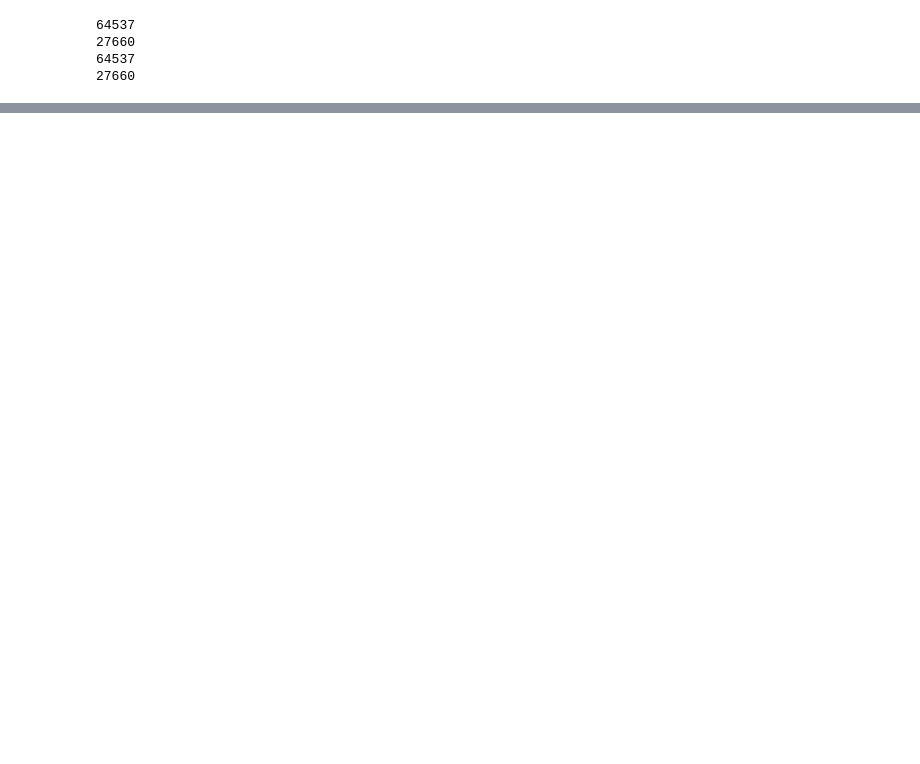
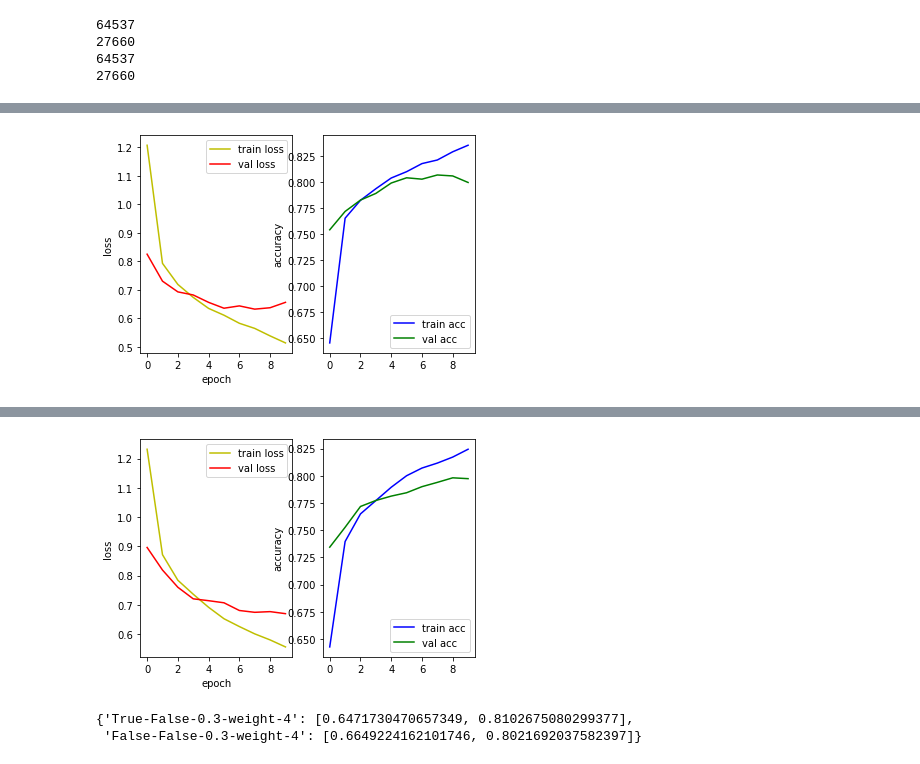
Before and after one commit to boykis82/TCL2021_telco_embedding, a Jupyter notebook: make_w2v.ipynb, the cells around one changed output, grey strips where cells are left out. Drawn from its saved outputs; the diff is of its cells as text; code cells hidden in the pictures; blank space fills up the shorter version.

Commit message:
base model

```diff
--- a/make_w2v.ipynb
+++ b/make_w2v.ipynb
@@ -161,7 +212,7 @@ from tensorflow.keras.models import Sequential, Model
 from tensorflow.keras.layers import Layer, Dense, Embedding, Activation, LSTM, Bidirectional, GRU, Softmax, Dropout
 from keras.preprocessing.sequence import pad_sequences
 # %%
-input_file_name = 'd:/data/SOR/sor_dataset.xlsx'
+input_file_name = 'D:/ml/TCL2021_telco_embedding/dataset/sor_dataset.xlsx'
 try:
     df = pd.read_excel(input_file_name, sheet_name=0, engine='openpyxl')
 except FileNotFoundError:
@@ -255,6 +344,9 @@ print(sequence)
 # 문장 전처리
 preprocessed_X = []
 print(f'{len(X)} 개의 데이터 존재 확인!')
+MAX_SENTENCE_LEN = 200
+ignore_words = ['변경','요청']
+
 for i, text in enumerate(X):
     try:
         # 클렌징
@@ -265,16 +357,19 @@ for i, text in enumerate(X):
 
     # 문장으로 분리하여 배열로 리턴
     sentences = tl.segment_sentences(cleansed_text)
-    # 문장 배열을 입릭으로 받아 다시 하나의 문자열로 변환하여 X에 저장
-    tokenized_sentence = tl.get_corpora(sentences)
+    # 문장 배열을 입릭으로 받아 형태소로 쪼갠 뒤, 다시 하나의 문자열로 변환하여 저장
+    corpora = ' '.join(tl.get_corpora(sentences, ignore_words)).split(' ')
+    # 단어들을 id로 변환
     sequence = [w2v_output['word2index'][t] if t in w2v_output['word2index']
                                             else w2v_output['word2index'][ UNK_TOKEN ]
-                                            for t in tokenized_sentence]
+                                            for t in corpora]
     preprocessed_X.append(sequence)
 
     if i % 5000 == 0 and i > 0:
         print(f'      {i} 번째 데이터 처리 완료!')
 
-preprocessed_X = pad_sequences( preprocessed_X, maxlen=50, padding='post', value=w2v_output['word2index'][PAD_TOKEN] )
+print('WORD 2 ID 완료!')
+preprocessed_X = pad_sequences( preprocessed_X, maxlen=MAX_SENTENCE_LEN, padding='post', value=w2v_output['word2index'][PAD_TOKEN] )
+print('PADING 완료!')
 # %% [output]
 92197 개의 데이터 존재 확인!
@@ -329,7 +453,7 @@ class MoviePosNegClassifier(Model):
             input_dim=vocab_size,
             output_dim=embedding_dim,
             weights=[embedding_weights])
-        self.lstm = Bidirectional( LSTM(self.dec_units, return_sequences=True) )
+        self.lstm = Bidirectional( LSTM(self.dec_units, return_sequences=apply_attention) )
         self.fc1 = Dense(128, activation='relu')
         self.fc2 = Dense(classes, activation='softmax')
         self.do1 = Dropout(dropout)
@@ -382,26 +506,42 @@ def train_and_evaluate(vocab_size, embedding_dim, dec_units, epochs, batch_size,
 
     plot_hist(history)
 
-    return f'{apply_attention}-{train_embedding_layer}-{dropout}', history, test_score
+    return history, test_score
 # %%
 hyper_params = {
     'apply_attention': [True, False],
-    'train_embedding_layer': [True, False],
+    'train_embedding_layer': [False],
     'dropout': [0.3],
-    'weights': [w2v_output['weight'], w2v_output['norm_weight']]
+    'weights': ['weight']#, 'norm_weight']
 }
 
 histories = dict()
 test_scores = dict()
 
+DEC_UNITS = 128
+EPOCHS=10
+BATCH_SIZE = 64
+
 for a in hyper_params['apply_attention']:
     for ef in hyper_params['train_embedding_layer']:
         for do in hyper_params['dropout']:
-            for i, w in enumerate(hyper_params['weights']):
-                model_name, history, test_score = \
-                    train_and_evaluate(vocab_size, embedding_dim, 128, 10, 128, w, a, ef, do, len(label_encoder.classes_))
-                model_name = f'{model_name}-{i}'
-                histories[model_name] = history
-                test_scores[model_name] = test_score
+            for w in hyper_params['weights']:
+                for i in range(4,5):
+                    w2v_output = load_w2v_model(w2v_model_file_name + str(i))
+                    vocab_size, embedding_dim = w2v_output['weight'].shape
+                    history, test_score = \
+                        train_and_evaluate(vocab_size,
+                                           embedding_dim,
+                                           DEC_UNITS,
+                                           EPOCHS,
+                                           BATCH_SIZE,
+                                           w2v_output[w],
+                                           a,
+                                           ef,
+                                           do,
+                                           len(label_encoder.classes_))
+                    model_name = f'{a}-{ef}-{do}-{w}-{i}'
+                    histories[model_name] = history
+                    test_scores[model_name] = test_score
 # %% [output]
 Epoch 1/10
@@ -407,0 +564 @@ Epoch 1/10
+[figure, added]
@@ -411,0 +582,6 @@ Errors may have originated from an input operation.
+[figure, added]
+# %%
+test_scores
+# %% [output]
+{'True-False-0.3-weight-4': [0.6471730470657349, 0.8102675080299377],
+ 'False-False-0.3-weight-4': [0.6649224162101746, 0.8021692037582397]}
```
Also changed, not shown: parts of 22 cells of this notebook, 18 other files.
